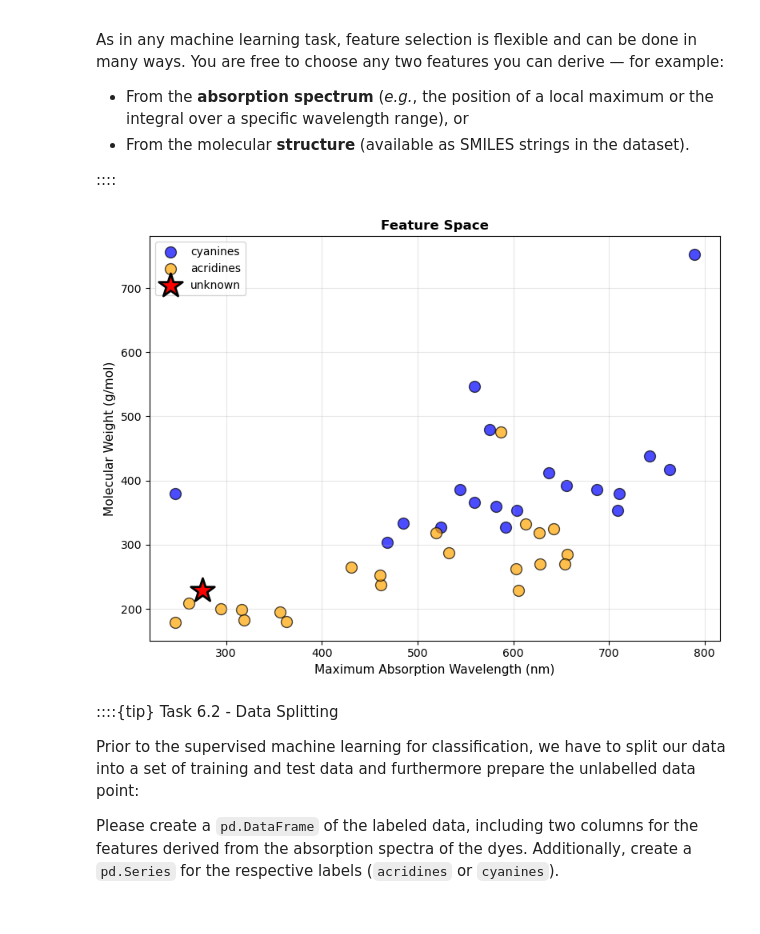
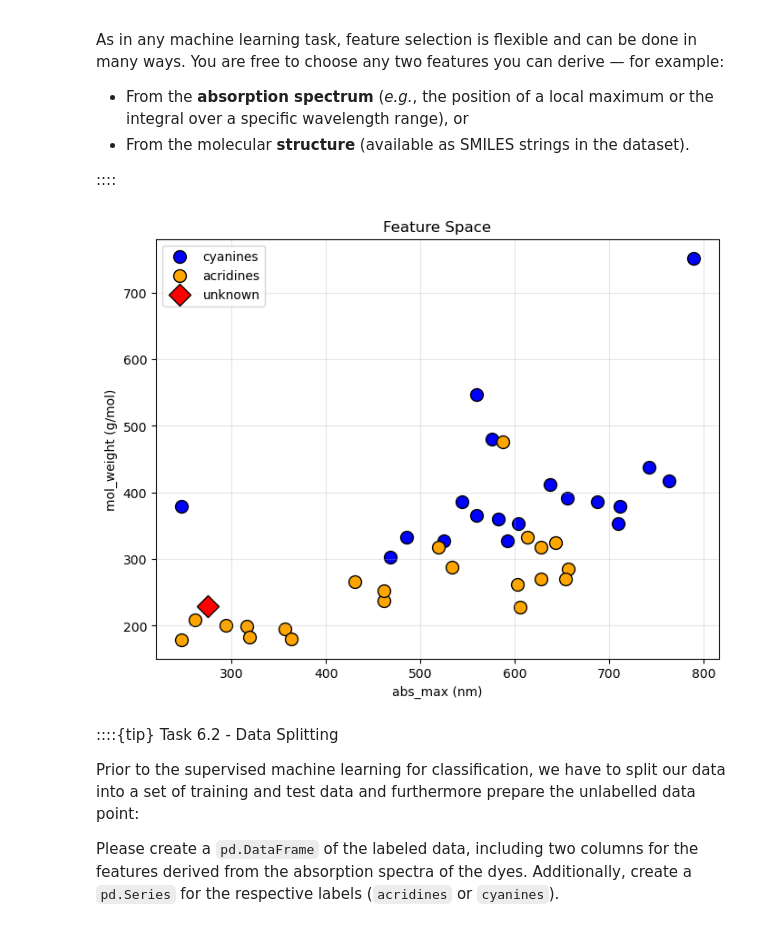
Before and after one commit to HatefRahimi/DigitalAlchemy, a Jupyter notebook: EX5/E06_classification_hands-on.ipynb, the cells around one changed output. Saved outputs shown, nothing was run; the diff lists cells and outputs as text; code cells hidden in the pictures.

```diff
--- a/EX5/E06_classification_hands-on.ipynb
+++ b/EX5/E06_classification_hands-on.ipynb
@@ -92,48 +92,44 @@ As in any machine learning task, feature selection is flexible and can be done i
 
 ::::
 # %%
-
-
-
 def get_molecular_weight(smiles):
     mol = Chem.MolFromSmiles(smiles)
     return Descriptors.MolWt(mol) if mol else np.nan
 
 df['mol_weight'] = df['smiles'].apply(get_molecular_weight)
 
 # Prepare data for ML
 X_all = df[['abs_max', 'mol_weight']].copy()
 y_all = df['dye_category'].copy()
 
 # Separate labeled and unlabeled
 X_labeled = X_all[y_all != 'unknown']
 y_labeled = y_all[y_all != 'unknown']
 X_unknown_sample = X_all[y_all == 'unknown']
 
 # Visualize feature space
 df_labeled = df[df['dye_category'] != 'unknown']
 df_unknown = df[df['dye_category'] == 'unknown']
 
 plt.figure(figsize=(8, 6))
 colors = {'cyanines': 'blue', 'acridines': 'orange'}
 
 for category in ['cyanines', 'acridines']:
     subset = df_labeled[df_labeled['dye_category'] == category]
     plt.scatter(subset['abs_max'], subset['mol_weight'],
-                c=colors[category], label=category, alpha=0.7, s=100, edgecolors='black')
+                c=colors[category], label=category, s=100, edgecolors='black')
 
 plt.scatter(df_unknown['abs_max'], df_unknown['mol_weight'],
-            c='red', label='unknown', marker='*', s=500, edgecolors='black', linewidths=2)
+            c='red', label='unknown', marker='D', s=150, edgecolors='black')
 
-plt.xlabel('Maximum Absorption Wavelength (nm)', fontsize=11)
-plt.ylabel('Molecular Weight (g/mol)', fontsize=11)
-plt.title('Feature Space', fontsize=12, fontweight='bold')
+plt.xlabel('abs_max (nm)')
+plt.ylabel('mol_weight (g/mol)')
+plt.title('Feature Space')
 plt.legend()
 plt.grid(True, alpha=0.3)
-plt.tight_layout()
 plt.show()
 # %% [output]
-[figure, old version]
+[figure, new version]
 # %% [markdown]
 ::::{tip} Task 6.2 - Data Splitting
 
```
Also changed, not shown: parts of 5 cells of this notebook.
